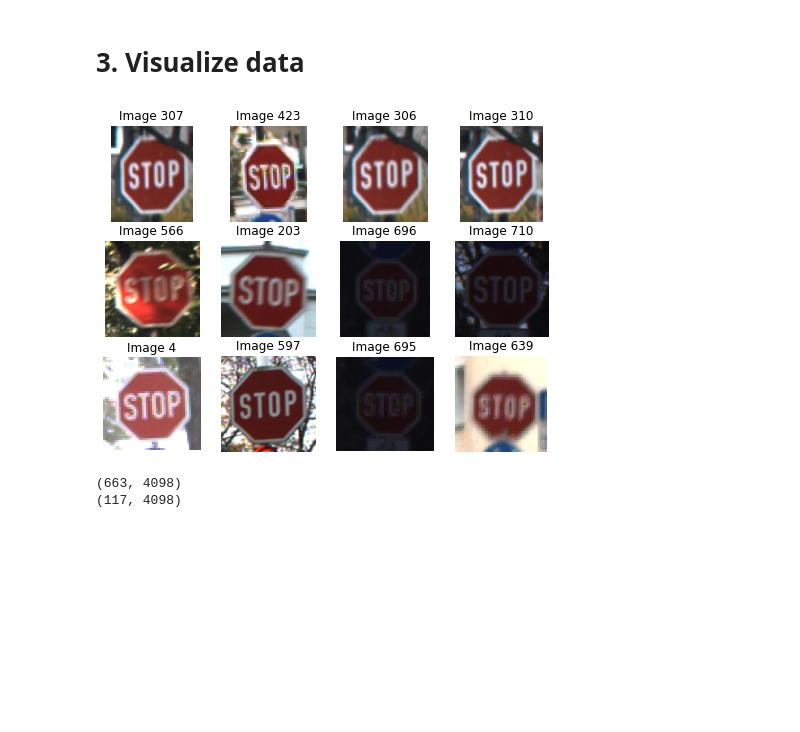
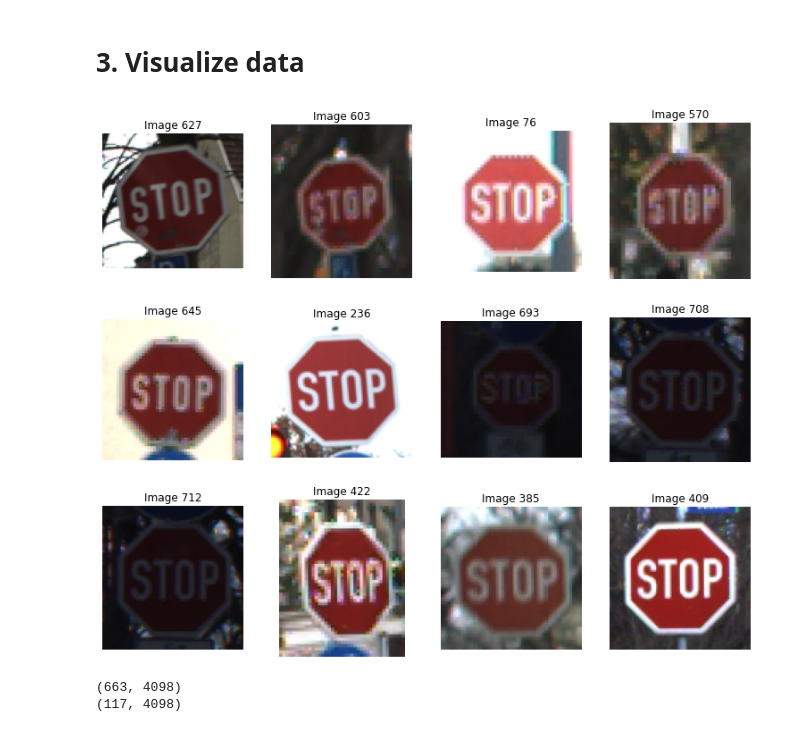
Before and after one commit to nbelhidane/Stop-Sign-Outlier-Detection, a Jupyter notebook: notebook_dataset_pyod.ipynb, the cells around one changed output. Saved outputs shown, nothing was run; the diff lists cells and outputs as text; code cells hidden in the pictures; blank space fills up the shorter version.

```diff
--- a/notebook_dataset_pyod.ipynb
+++ b/notebook_dataset_pyod.ipynb
@@ -91,18 +88,20 @@ df_stop.shape
 # %%
 # Show a grid of MxN randomly selected samples from the training data
 
 grid_m = 3
 grid_n = 4
 rand_grid = np.random.randint(df_stop.shape[0], size=[grid_m,grid_n])
 
-f0, cell0 = plt.subplots(grid_m, grid_n, figsize=(8,6))
+f0, cell0 = plt.subplots(grid_m, grid_n, figsize=(13,11))
 for i in range(grid_m):
     for j in range(grid_n):
         cell0[i, j].imshow(df_stop['ppm_image'][rand_grid[i,j]])
         cell0[i, j].axis('off')
         cell0[i, j].set_title('Image {}'.format(rand_grid[i,j]))
+
+plt.savefig('stop_signs.png', dpi=300, bbox_inches='tight')
 # %% [output]
-[figure, old version]
+[figure, new version]
 # %%
 df_train, df_test = train_test_split(df_stop, test_size=0.15)
 
```
Also changed, not shown: parts of 66 cells of this notebook.
